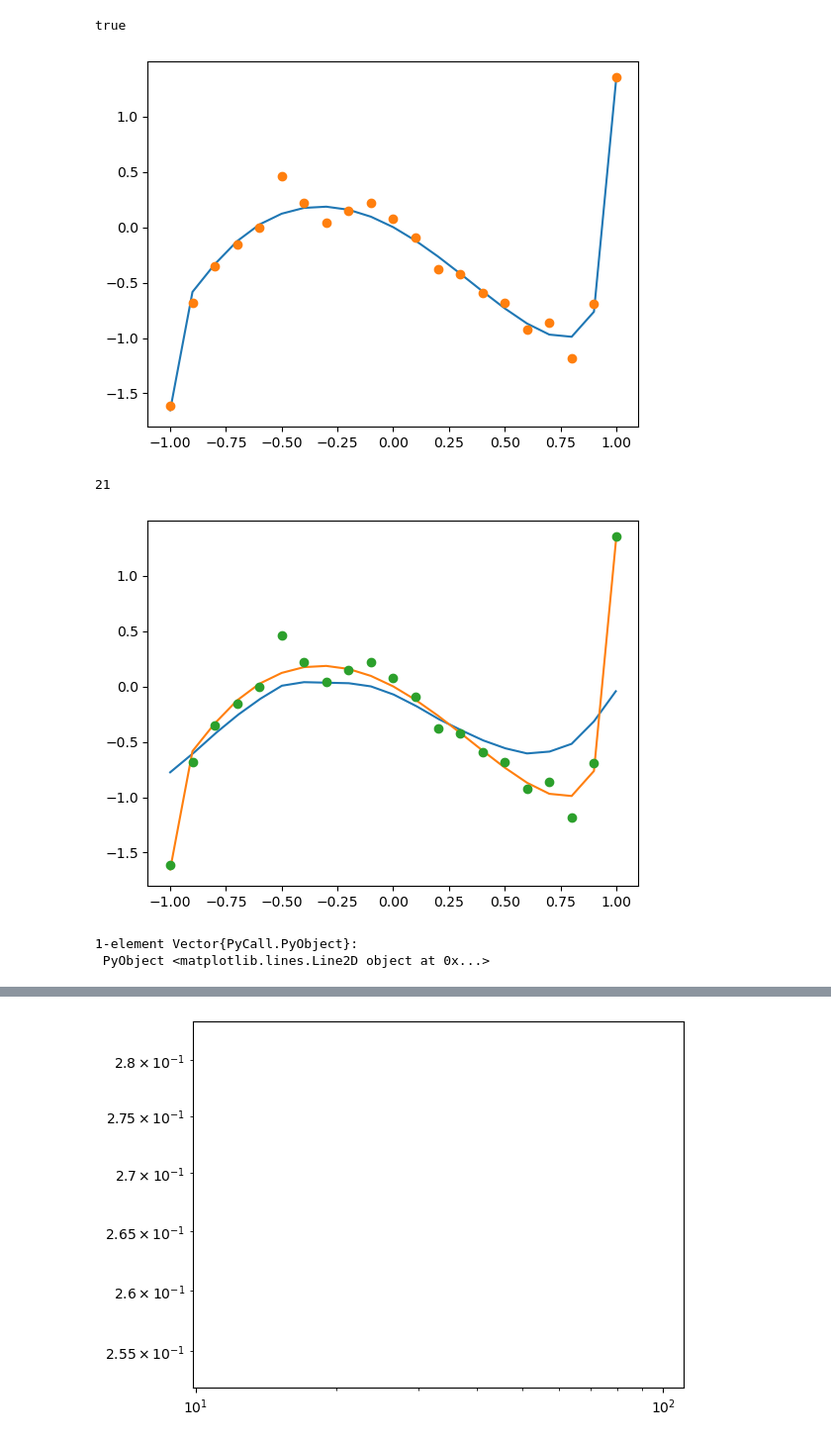
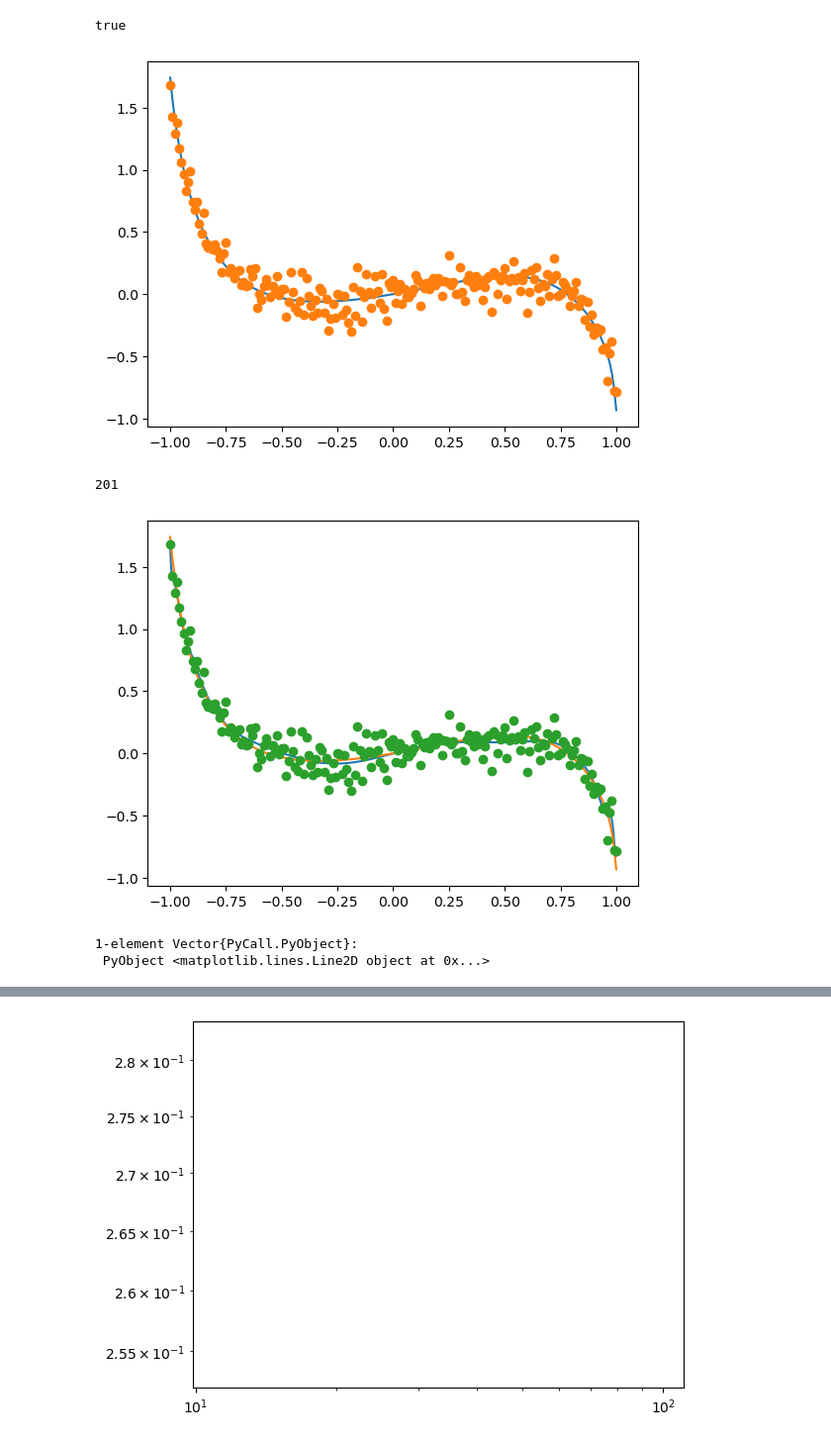
Before and after one commit to elevien/math50, a Jupyter notebook: code/fun/double_descent_GP.ipynb, the cells around one changed output, grey strips where cells are left out. Shown: that part at 99% size. Saved outputs shown, nothing was run; the diff lists cells and outputs as text; code cells hidden in the pictures.

```diff
--- a/code/fun/double_descent_GP.ipynb
+++ b/code/fun/double_descent_GP.ipynb
@@ -5,12 +5,12 @@ PyPlot.svg(true)
 # %% [output]
 true
 # %%
-a = [rand(Normal(0,1/s^0.4)) for s in 1:50]
+a = [rand(Normal(0,1/s^0.8)) for s in 1:200]
 L = length(a)
 phi(x,k) = x^k
 f(x) = sum([phi(x,k)*a[k] for k in 1:L])
 
-x = collect(-1:0.1:1);
+x = collect(-1:0.01:1);
 M = length(x)
 y = f.(x) + rand(Normal(0,0.1),M)
 
@@ -20,19 +20,19 @@ plt.plot(x,f.(x))
 plt.plot(x,y,"o")
 length(x)
 # %% [output]
-[figure, old version]
+[figure, new version]
-21
+201
 # %%
 
 xp = collect(-1:0.003:1)
 Koo = hcat([[k.(xi,xj) for xi in x] for xj in x]...)
 Kpo = hcat([[k.(xi,xj) for xi in xp] for xj in x]...)
-K = Koo .+ 0.01*Matrix(I, length(x),length(x))
+K = Koo .+ 0.00001*Matrix(I, length(x),length(x))
 plt.plot(xp,Kpo*inv(K)*y)
 plt.plot(x,f.(x))
 plt.plot(x,y,"o")
 # %% [output]
-[figure, old version]
+[figure, new version]
 1-element Vector{PyCall.PyObject}:
  PyObject <matplotlib.lines.Line2D object at 0x...>
 # %%
```
Also changed, not shown: parts of 4 cells of this notebook, 1 other file.
